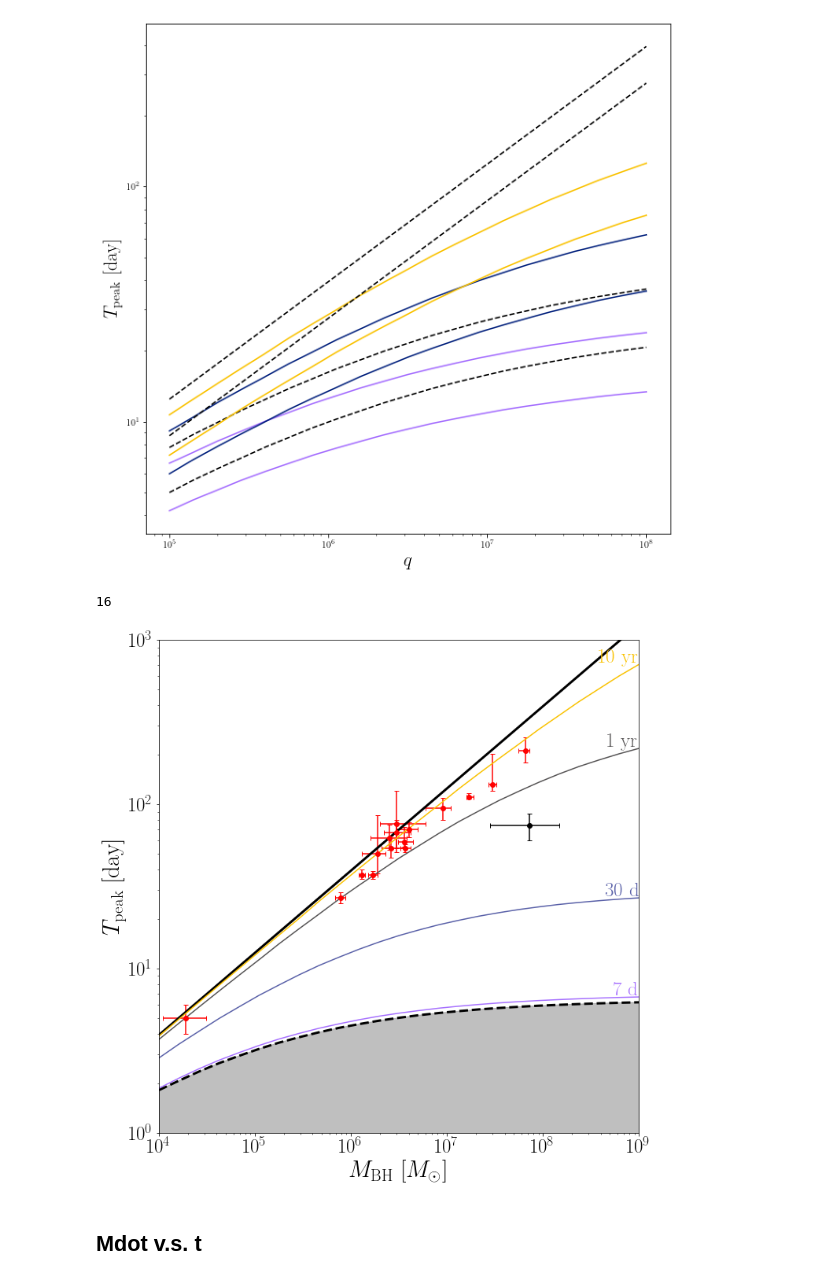
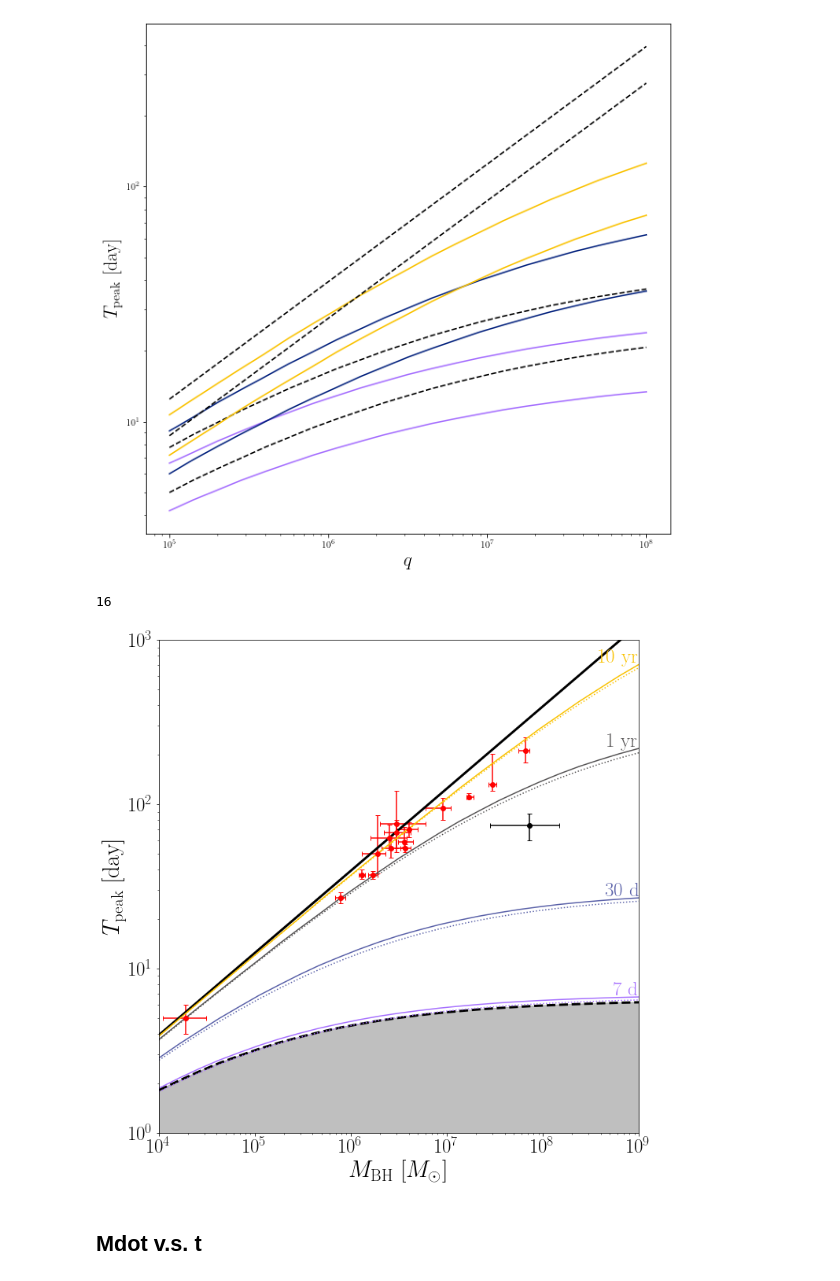
Before and after one commit to slowdivePTG/ASASSN-14ko, a Jupyter notebook: YT_Visualization/Phase Space.ipynb, the cells around one changed output. Saved outputs shown, nothing was run; the diff lists cells and outputs as text; code cells hidden in the pictures.

```diff
--- a/YT_Visualization/Phase Space.ipynb
+++ b/YT_Visualization/Phase Space.ipynb
@@ -257,45 +257,44 @@ plt.loglog(q_range, [tde.Tpeak for tde in tde_cri],
            color='k',
            linestyle='--',
            linewidth=3)
-plt.fill_between(q_range, [tde.Tpeak for tde in tde_cri], color='grey', alpha=0.5)
+plt.fill_between(q_range, [tde.Tpeak for tde in tde_cri],
+                 color='grey',
+                 alpha=0.5)
 
 P_range = np.array([7, 30, 365.25, 3652.5]) * u.day
 Ecc = P2Ecc(P_range)
 
 cmap = cm.get_cmap('Haze', 4)
 
 S = [None, None, '$1\ \mathrm{yr}$', '$10\ \mathrm{yr}$']
 
 for level, ecc in enumerate(Ecc):
     tde_temp = [TDE(q=q, Ecc=ecc, file='1.000.dat') for q in q_range]
     plt.loglog(q_range, [tde.Tpeak for tde in tde_temp], color=cmap(level))
     if S[level] == None:
         s = '${:.0f}$'.format(P_range[level].v) + '$\ \mathrm{d}$'
     else:
         s = S[level]
     plt.text(x=q_range[-1],
              y=tde_temp[-1].Tpeak * 1.03,
              s=s,
              fontsize=25,
              ha='right',
              color=cmap(level))
-    '''Tpeak_ratio_analyt_temp = (((1 - ecc) / 2 + q_range**(-1 / 3)) /
-                               ((1 - ecc) / 2 + q_range[0]**(-1 / 3)))**(-3 /
-                                                                         2)
-    plt.loglog(q_range,
-               tde_temp[0].Tpeak * Tpeak_ratio_analyt_temp,
+    Tpeak_ratio_analyt_temp = ((1 - ecc) * q_range**(1 / 3) / 2 + 1)**(-3 / 2)
+    plt.loglog(q_range, [tde.Tpeak for tde in tde0] * Tpeak_ratio_analyt_temp,
                color=cmap(level),
-               linestyle=':')'''
+               linestyle=':')
 plt.xlim(1e4, 1e9)
 plt.ylim(1e0, 1e3)
 plt.ylabel('$T_\mathrm{peak}\ \mathrm{[day]}$', fontsize=30)
 plt.xlabel('$M_\mathrm{BH}\ [M_\odot]$', fontsize=30)
 plt.gca().tick_params(labelsize=25)
 plt.tight_layout()
-plt.savefig('Tp_q.pdf', bbox_inches='tight')
+#plt.savefig('Tp_q.pdf', bbox_inches='tight')
 # %% [output]
 16
-[figure, old version]
+[figure, new version]
 # %% [markdown]
 ## Mdot v.s. t
 # %%
```
Also changed, not shown: parts of 3 cells of this notebook.
